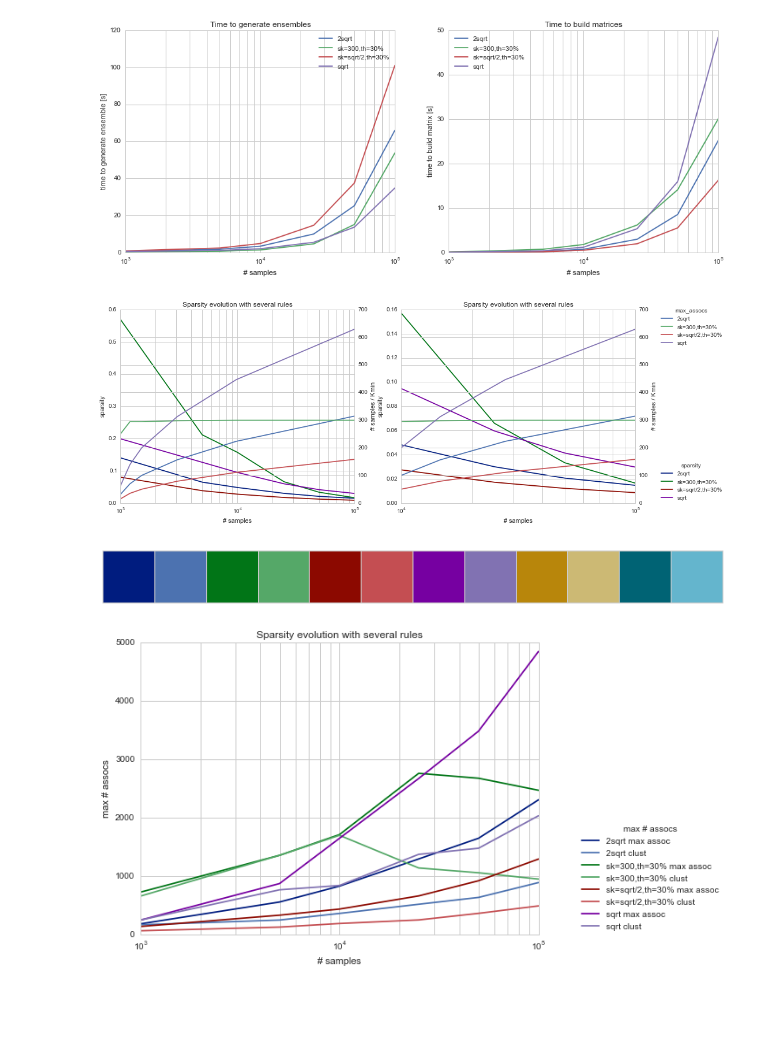
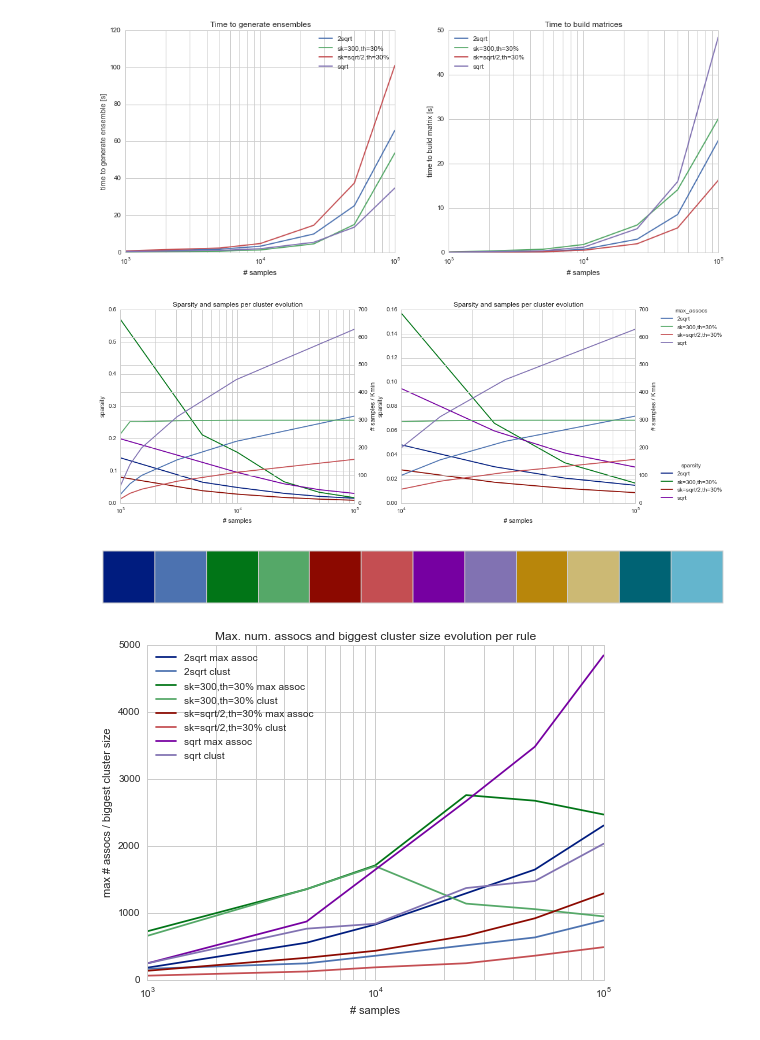
Before and after one commit to diogo-aos/QCThesis, a Jupyter notebook: notebooks/study kmin results.ipynb, the cells around one changed output. Cells and saved outputs as stored; diff of their text form; code cells hidden in the pictures; blank space fills up the shorter version.

```diff
--- a/notebooks/study kmin results.ipynb
+++ b/notebooks/study kmin results.ipynb
@@ -61,6 +61,7 @@ rule_n_mean
 | 27 | sqrt | 100000 | 159 | 317 | 34.770353 | 2030.4 | 48.424562 | 4843.4 | 0.029708 |
 # %%
 fig1 = plt.figure(figsize=(16,6))
+sns.set_palette(sns.color_palette("deep", 6))
 
 ax = fig1.add_subplot(121)
 for key,grp in rule_n_mean.groupby(by="rule"):
@@ -90,6 +91,7 @@ ax.set_xscale("log")
 [figure]
 # %%
 fig2 = plt.figure(figsize=(16,6))
+sns.set_palette(sns.color_palette("deep", 6))
 
 ax = fig2.add_subplot(121)
 for key,grp in rule_n_mean.groupby(by="rule"):
@@ -106,6 +108,7 @@ ax.set_xscale("log")
 [figure]
 # %%
 fig3 = plt.figure(figsize=(16,6))
+sns.set_palette(sns.color_palette("deep", 6))
 
 ax = fig3.add_subplot(121)
 for key,grp in rule_n_mean.groupby(by="rule"):
@@ -152,7 +155,7 @@ ax_s.set_ylabel("# samples / Kmin")
 
 ax.set_xlabel("# samples")
 ax.set_ylabel("sparsity")
-ax.set_title("Sparsity evolution with several rules")
+ax.set_title("Sparsity and samples per cluster evolution")
 #ax.legend(loc=(1.1, 0.0), title="sparsity")
 ax.grid(True, which="both")
 ax.set_xscale("log")
@@ -171,42 +174,42 @@ ax_s.legend(loc=(1.1, 0.8), title="max_assocs")
 
 ax.set_xlabel("# samples")
 ax.set_ylabel("sparsity")
-ax.set_title("Sparsity evolution with several rules")
+ax.set_title("Sparsity and samples per cluster evolution")
 ax.legend(loc=(1.1, 0.0), title="sparsity")
 ax.grid(True, which="both")
 ax.set_xscale("log")
 # %% [output]
-[figure, old version]
+[figure, new version]
 # %%
 dark_deep_palette = list()
 for (col1,col2) in zip(sns.color_palette("dark", 6),sns.color_palette("deep", 6)):
     dark_deep_palette.append(col1)
     dark_deep_palette.append(col2)
+
+sns.palplot(dark_deep_palette)
+# %% [output]
+[figure, added]
-# %%
-sns.palplot(dark_deep_palette)
-# %% [output]
-[figure, removed]
 # %%
 # double y axis example
 fig5 = plt.figure(figsize=(18,6))
 
 sns.set_palette(dark_deep_palette, n_colors=len(dark_deep_palette))
 ax = fig5.add_subplot(121)
 for key,grp in rule_n_mean.groupby(by="rule"):
     idx = grp.n_samples >= 1e3
     ax.plot(grp.n_samples[idx], grp.max_assoc[idx], label=key + " max assoc")
     ax.plot(grp.n_samples[idx], grp.biggest_cluster[idx], label=key + " clust")
 
 ax_s.set_ylabel("biggest cluster")
 ax_s.legend(loc=(1.1, 0.8), title="biggest cluster")
 
 ax.set_xlabel("# samples")
-ax.set_ylabel("max # assocs")
-ax.set_title("Sparsity evolution with several rules")
-ax.legend(loc=(1.1, 0.0), title="max # assocs")
+ax.set_ylabel("max # assocs / biggest cluster size")
+ax.set_title("Max. num. assocs and biggest cluster size evolution per rule")
+ax.legend(loc="upper left")#(1.1, 0.0), title="Legend")
 ax.grid(True, which="both")
 ax.set_xscale("log")
 # %% [output]
-[figure, old version]
+[figure, new version]
 # %%
 # double y axis example
```
Also changed, not shown: parts of 2 cells of this notebook, 17 other files.
